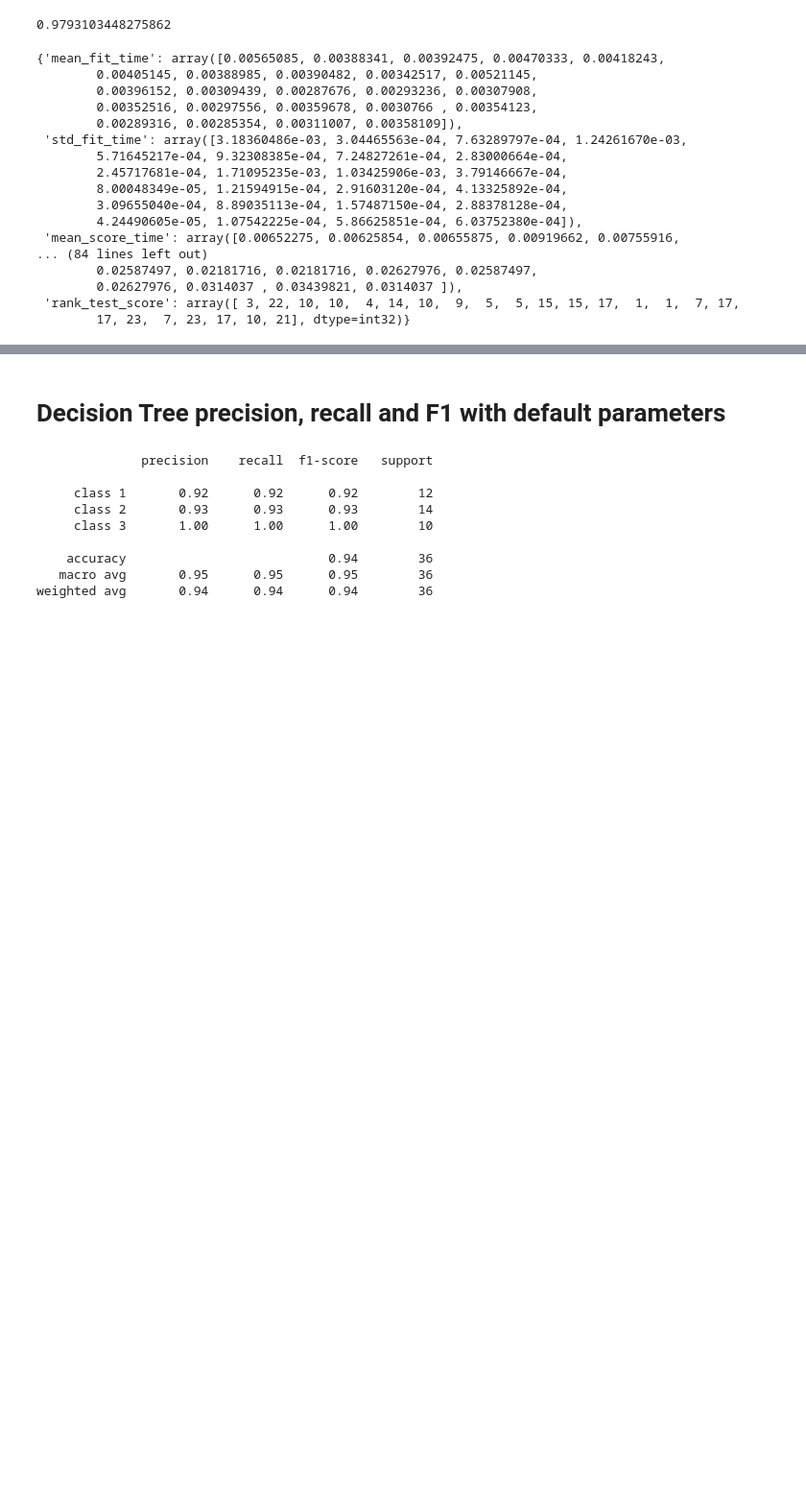
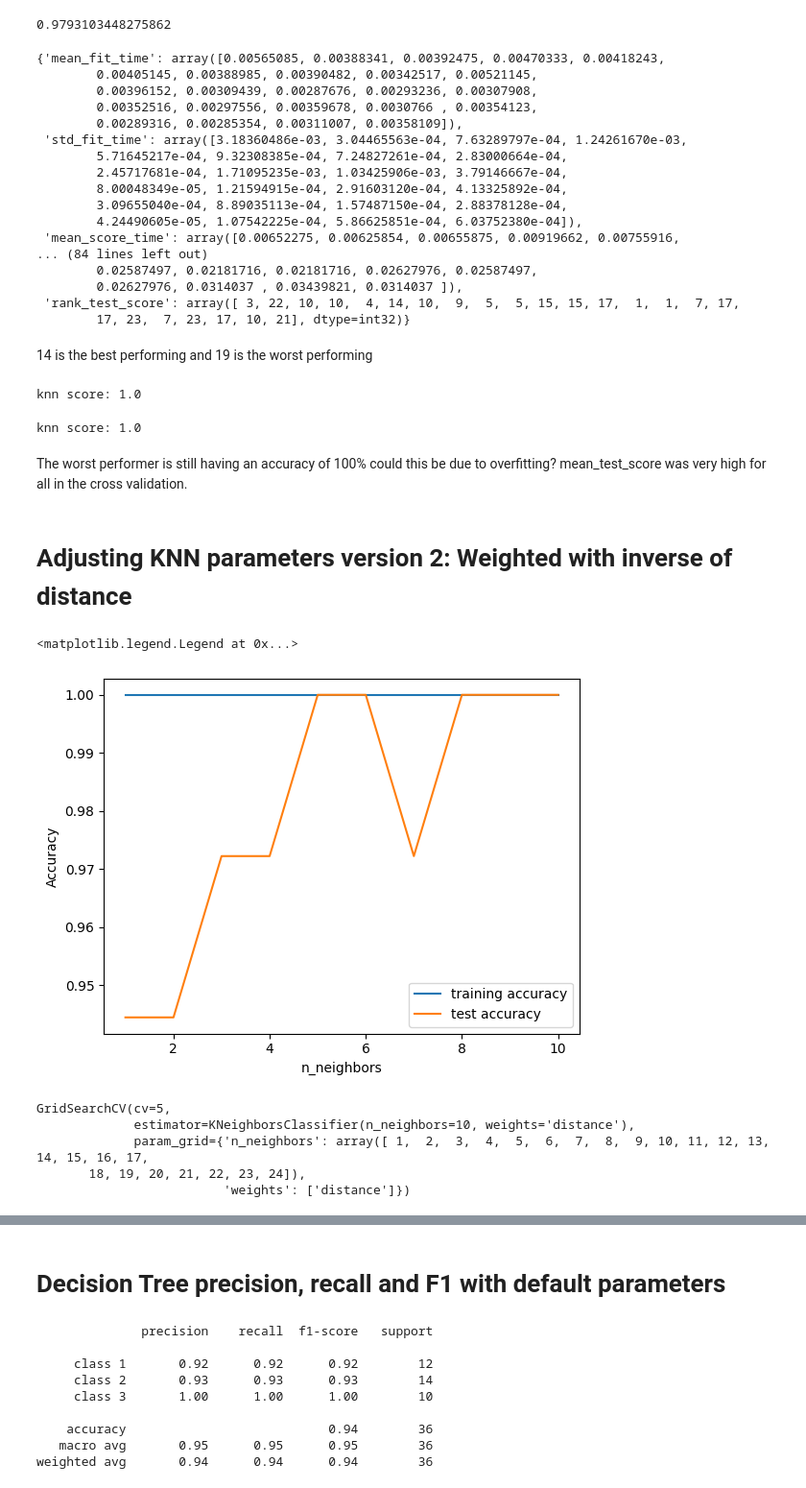
Before and after one commit to atoothman/data71200, a Jupyter notebook: DATA_71200_Project_2__Toothman_.ipynb, the cells around one changed output, grey strips where cells are left out. Shown at 96% size. Cells and saved outputs as stored; diff of their text form; code cells hidden in the pictures; blank space fills up the shorter version.

```diff
--- a/DATA_71200_Project_2__Toothman_.ipynb
+++ b/DATA_71200_Project_2__Toothman_.ipynb
@@ -748,3 +750,61 @@ grid_search_manhattan.cv_results_
         0.02627976, 0.0314037 , 0.03439821, 0.0314037 ]),
  'rank_test_score': array([ 3, 22, 10, 10,  4, 14, 10,  9,  5,  5, 15, 15, 17,  1,  1,  7, 17,
         17, 23,  7, 23, 17, 10, 21], dtype=int32)}
+# %% [markdown]
+14 is the best performing and 19 is the worst performing
+# %%
+# Best Performing Accuracy of k = 14 on testing data
+knn14 = KNeighborsClassifier(n_neighbors=14)
+knn14.fit(X_train_scaled, y_train)
+print("knn score: {}".format(knn14.score(X_test_scaled, y_test)))
+# %% [output]
+knn score: 1.0
+# %%
+# Worst Performing Accuracy of k = 19 on testing data
+knn19 = KNeighborsClassifier(n_neighbors=19)
+knn19.fit(X_train_scaled, y_train)
+print("knn score: {}".format(knn19.score(X_test_scaled, y_test)))
+# %% [output]
+knn score: 1.0
+# %% [markdown]
+The worst performer is still having an accuracy of 100% could this be due to overfitting? mean_test_score was very high for all in the cross validation.
+# %% [markdown]
+# Adjusting KNN parameters version 2: Weighted with inverse of distance
+# %%
+# test with cross validation on test set (common for small datasets)
+training_accuracy = []
+test_accuracy = []
+# try n_neighbors from 1 to 10
+neighbors_settings = range(1, 11)
+
+for n_neighbors in neighbors_settings:
+    # build the model
+    knn = KNeighborsClassifier(n_neighbors=n_neighbors, weights='distance')
+    knn.fit(X_train_scaled, y_train)
+    # record training set accuracy
+    training_accuracy.append(knn.score(X_train_scaled, y_train))
+    # record generalization accuracy
+    test_accuracy.append(knn.score(X_test_scaled, y_test))
+
+plt.plot(neighbors_settings, training_accuracy, label="training accuracy")
+plt.plot(neighbors_settings, test_accuracy, label="test accuracy")
+plt.ylabel("Accuracy")
+plt.xlabel("n_neighbors")
+plt.legend()
+# %% [output]
+<matplotlib.legend.Legend at 0x...>
+[figure, added]
+# %%
+# Dictionary of all values of k
+param_grid = {"n_neighbors": np.arange(1, 25),
+              "weights": ['distance']}
+
+# Grid search on all values of k in dictionary
+grid_search_weights = GridSearchCV(knn, param_grid, cv=5)
+grid_search_weights.fit(X_train_scaled, y_train)
+# %% [output]
+GridSearchCV(cv=5,
+             estimator=KNeighborsClassifier(n_neighbors=10, weights='distance'),
+             param_grid={'n_neighbors': array([ 1,  2,  3,  4,  5,  6,  7,  8,  9, 10, 11, 12, 13, 14, 15, 16, 17,
+       18, 19, 20, 21, 22, 23, 24]),
+                         'weights': ['distance']})
```
Also changed, not shown: parts of 10 cells of this notebook.
